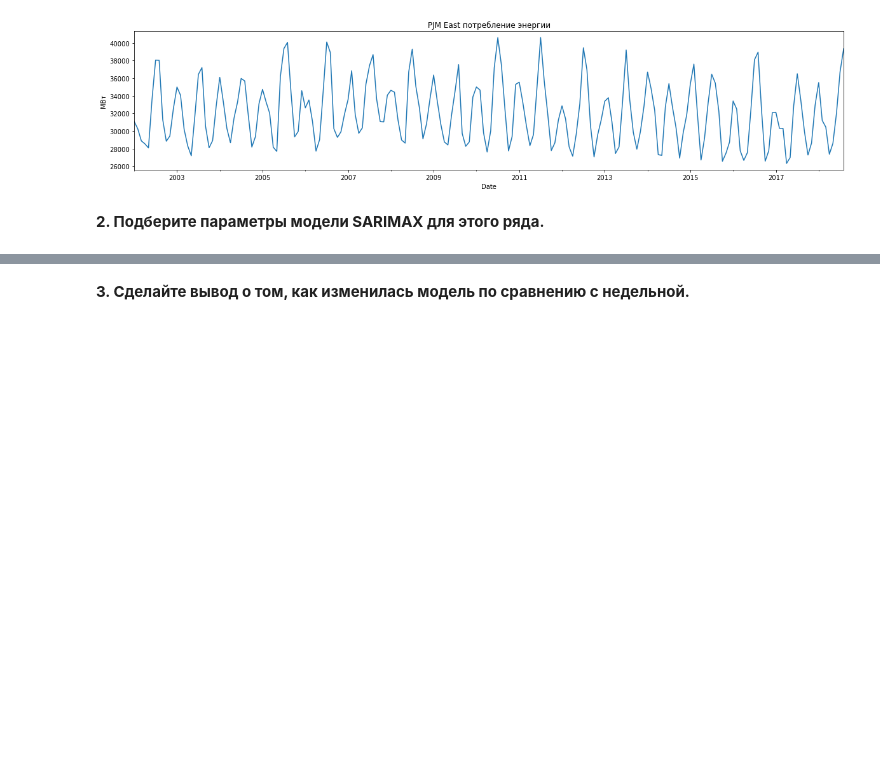
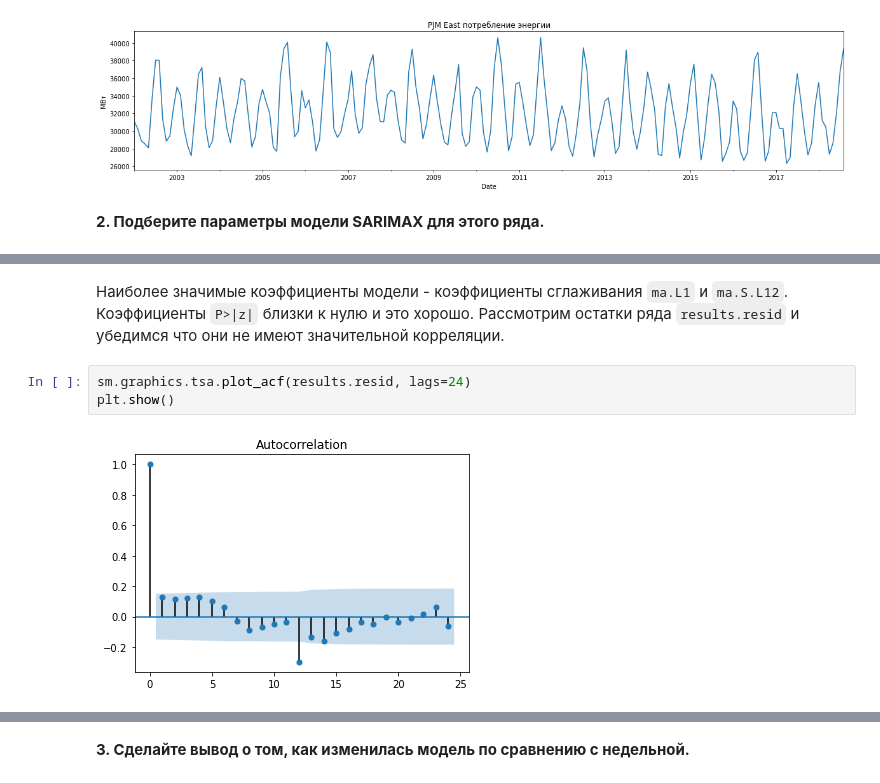
Before and after one commit to dimireme/gb_ml_at_bisines, a Jupyter notebook: lesson_3.ipynb, the cells around one changed output, grey strips where cells are left out. Saved outputs shown, nothing was run; the diff lists cells and outputs as text; blank space fills up the shorter version.

```diff
--- a/lesson_3.ipynb
+++ b/lesson_3.ipynb
@@ -105 +193,8 @@ sigma2      1.706e+07   5.24e-10   3.26e+16      0.000    1.71e+07    1.71e+07
 ==============================================================================
+# %% [markdown]
+Наиболее значимые коэффициенты модели - коэффициенты сглаживания `ma.L1` и `ma.S.L12`. Коэффициенты `P>|z|` близки к нулю и это хорошо. Рассмотрим остатки ряда `results.resid` и убедимся что они не имеют значительной корреляции.
+# %%
+sm.graphics.tsa.plot_acf(results.resid, lags=24)
+plt.show()
+# %% [output]
+[figure, added]
```
Also changed, not shown: parts of 55 cells of this notebook.
